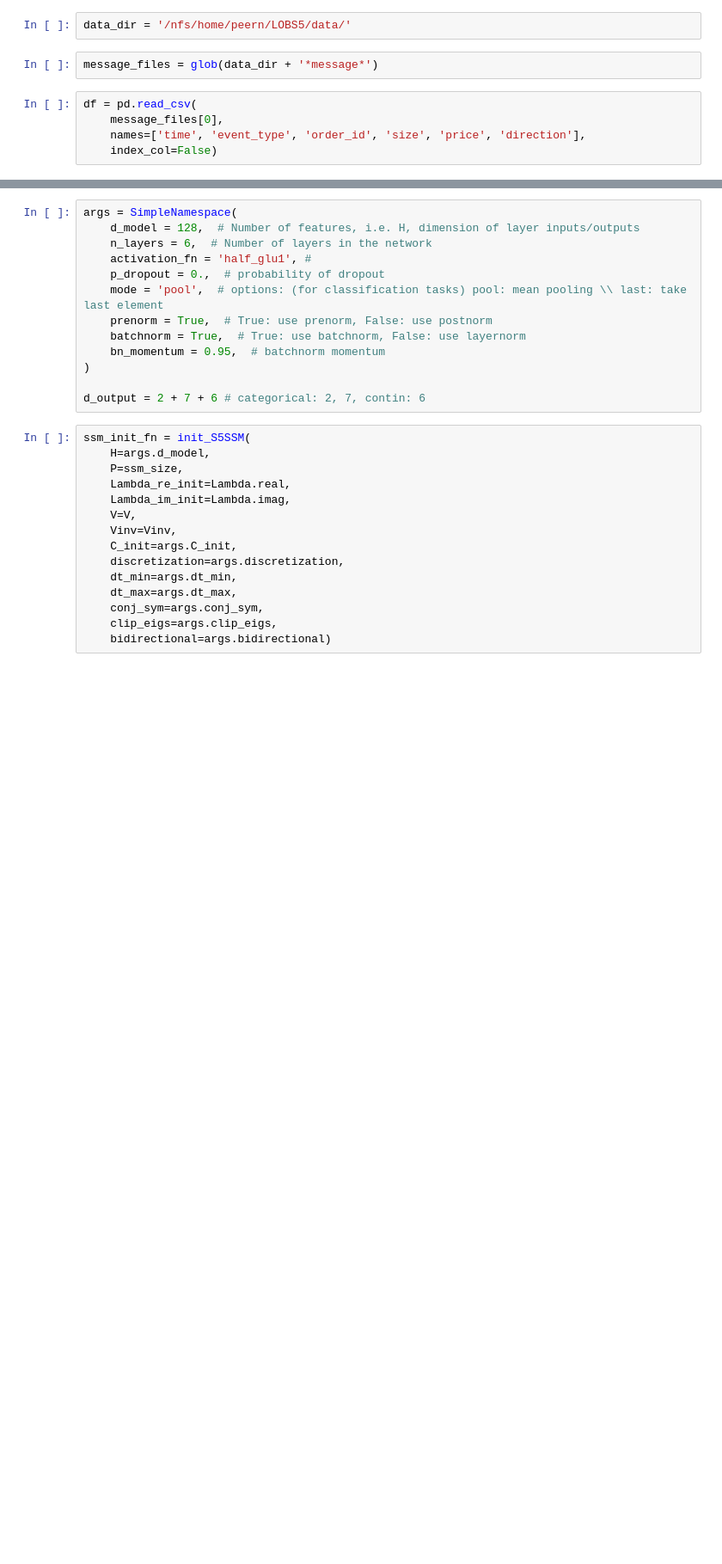
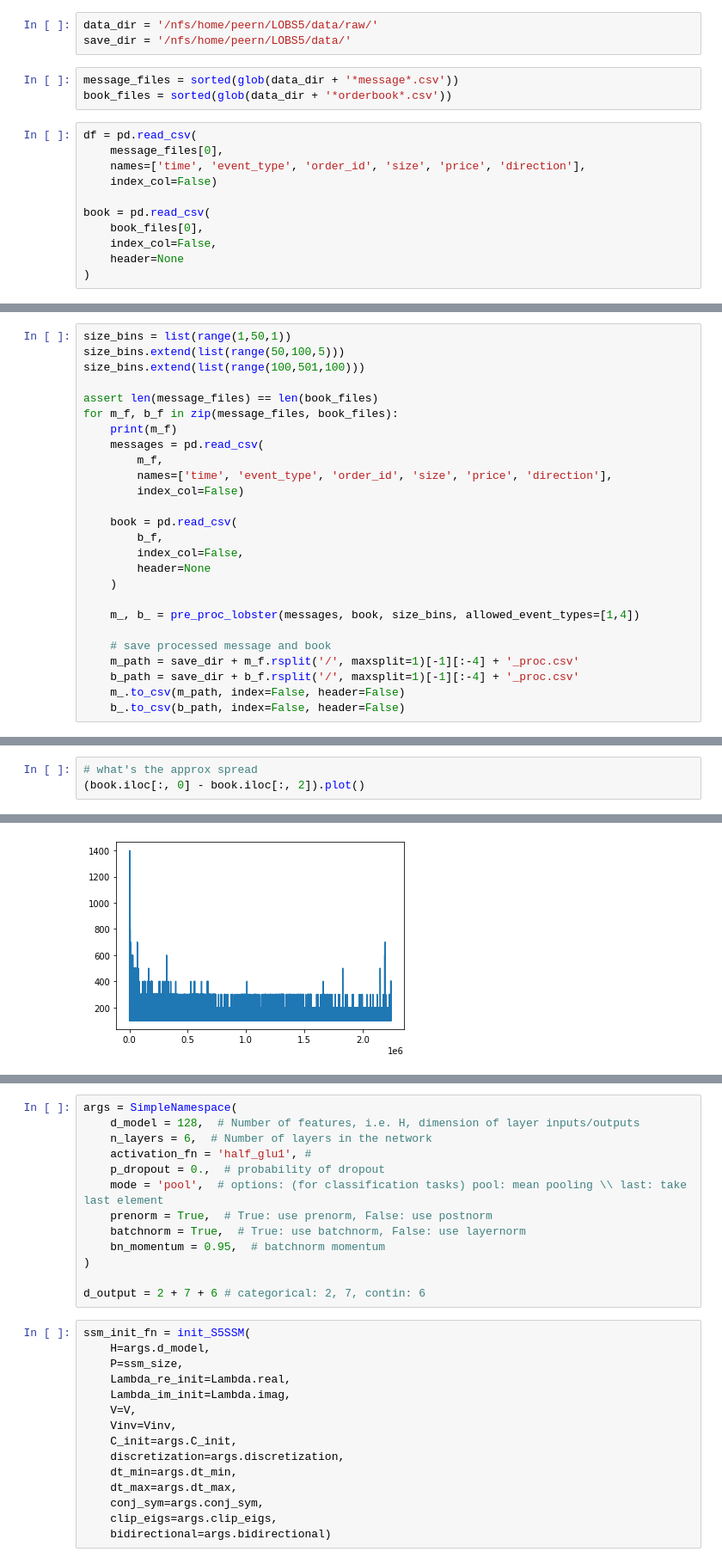
Before and after one commit to saschafrey/LOBS5_Prediction, a Jupyter notebook: lob/lobster_preproc.ipynb, the cells around one changed output, grey strips where cells are left out. Shown: that part at 86% size. Saved outputs shown, nothing was run; the diff lists cells and outputs as text; blank space fills up the shorter version.

Commit message:
feature transformations and data loading

```diff
--- a/lob/lobster_preproc.ipynb
+++ b/lob/lobster_preproc.ipynb
@@ -8,9 +16,17 @@ from lob_seq_model import LobPredModel
 # %%
-data_dir = '/nfs/home/peern/LOBS5/data/'
+data_dir = '/nfs/home/peern/LOBS5/data/raw/'
+save_dir = '/nfs/home/peern/LOBS5/data/'
 # %%
-message_files = glob(data_dir + '*message*')
+message_files = sorted(glob(data_dir + '*message*.csv'))
+book_files = sorted(glob(data_dir + '*orderbook*.csv'))
 # %%
 df = pd.read_csv(
     message_files[0],
     names=['time', 'event_type', 'order_id', 'size', 'price', 'direction'],
     index_col=False)
+
+book = pd.read_csv(
+    book_files[0],
+    index_col=False,
+    header=None
+)
@@ -16,0 +135,26 @@ df = pd.read_csv(
+# %%
+size_bins = list(range(1,50,1))
+size_bins.extend(list(range(50,100,5)))
+size_bins.extend(list(range(100,501,100)))
+
+assert len(message_files) == len(book_files)
+for m_f, b_f in zip(message_files, book_files):
+    print(m_f)
+    messages = pd.read_csv(
+        m_f,
+        names=['time', 'event_type', 'order_id', 'size', 'price', 'direction'],
+        index_col=False)
+
+    book = pd.read_csv(
+        b_f,
+        index_col=False,
+        header=None
+    )
+
+    m_, b_ = pre_proc_lobster(messages, book, size_bins, allowed_event_types=[1,4])
+
+    # save processed message and book
+    m_path = save_dir + m_f.rsplit('/', maxsplit=1)[-1][:-4] + '_proc.csv'
+    b_path = save_dir + b_f.rsplit('/', maxsplit=1)[-1][:-4] + '_proc.csv'
+    m_.to_csv(m_path, index=False, header=False)
+    b_.to_csv(b_path, index=False, header=False)
@@ -16,0 +224,4 @@ df = pd.read_csv(
+# %%
+# what's the approx spread
+(book.iloc[:, 0] - book.iloc[:, 2]).plot()
+# %% [output]
@@ -16,0 +229 @@ df = pd.read_csv(
+[figure, added]
```
Also changed, not shown: parts of 31 cells of this notebook, 1 other file.
